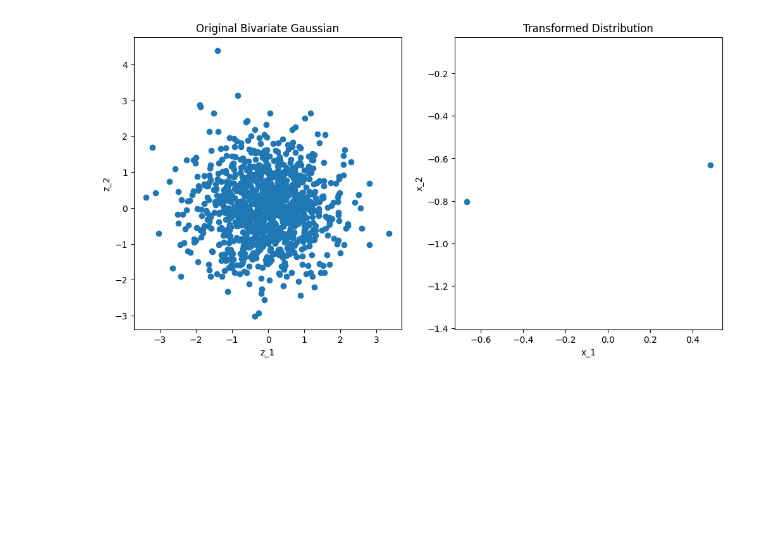
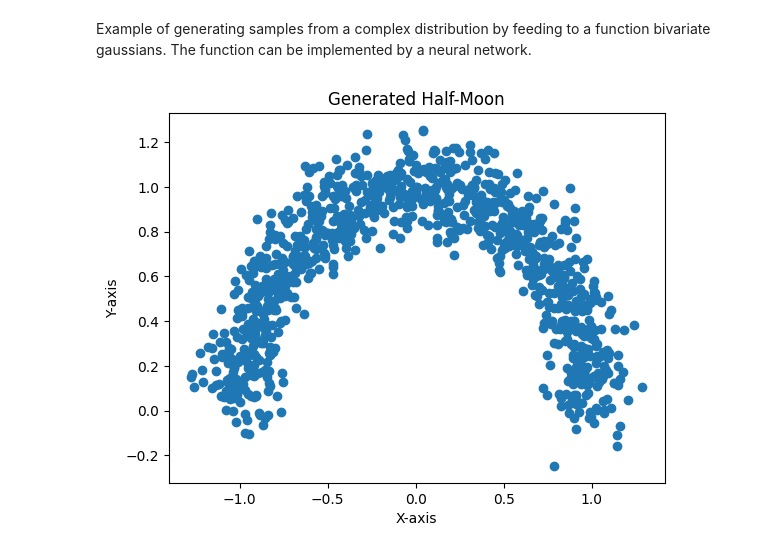
Before and after one commit to pantelis/aiml-common, a Jupyter notebook: lectures/vae/generative-modeling/x_given_z_generator_example.ipynb, the cells around one changed output. Cells and saved outputs as stored; diff of their text form; code cells hidden in the pictures; blank space fills up the shorter version.

```diff
--- a/lectures/vae/generative-modeling/x_given_z_generator_example.ipynb
+++ b/lectures/vae/generative-modeling/x_given_z_generator_example.ipynb
@@ -1,47 +1,32 @@
-# %%
-import numpy as np
-import matplotlib.pyplot as plt
-
-# Step 1: Generate bivariate Gaussian data
-mean = [0, 0]
-cov = [[1, 0], [0, 1]]  # Diagonal covariance, independent distributions
-z  = np.random.multivariate_normal(mean, cov, 1000)
-
-# Step 2: Apply the transformation g(x)
-# def transform(z):
-#     x = np.zeros(z.shape)
-#     x[0,] = (z[0,] / np.linalg.norm(z))
-#     x[1,] = (z[1,] / np.linalg.norm(z))
-#     return x
-
-def transform(z):
-    x = np.zeros(z.shape)
-    z_l1_norm =  np.linalg.norm(z, ord=1, axis=1, keepdims=True)
-    x = z/10 + z / z_l1_norm
-    return x
-
-
-x = transform(z)
-
-# Step 3: Plot the original and transformed data
-plt.figure(figsize=(12, 6))
-
-# Original data plot
-plt.subplot(1, 2, 1)
-plt.plot(z[:,0], z[:,1], 'o')
-plt.title('Original Bivariate Gaussian')
-plt.xlabel('z_1')
-plt.ylabel('z_2')
-plt.axis('equal')
-
-# Transformed data plot
-plt.subplot(1, 2, 2)
-plt.plot(x[0,], x[1,], 'o')
-plt.title('Transformed Distribution')
-plt.xlabel('x_1')
-plt.ylabel('x_2')
-plt.axis('equal')
-
-plt.show()
-# %% [output]
-[figure, removed]
+# %% [markdown]
+Example of generating samples from a complex distribution by feeding to a function bivariate gaussians. The function can be implemented by a neural network.
+# %%
+import numpy as np
+import matplotlib.pyplot as plt
+
+def generate_half_moon(num_points, radius, width):
+
+    # Generate points on a circle
+    theta = np.linspace(0, np.pi, num_points)
+    x_circle = radius * np.cos(theta)
+    y_circle = radius * np.sin(theta)
+
+    # The function changes the mean of the standard normal distribution
+    x_noisy = x_circle + np.random.normal(0, width, num_points)
+    y_noisy = y_circle + np.random.normal(0, width, num_points)
+
+    # Combine x and y coordinates
+    half_moon_points = np.column_stack((x_noisy, y_noisy))
+
+    return half_moon_points
+
+# Example usage:
+half_moon_data = generate_half_moon(num_points=1000, radius=1.0, width=0.1)
+
+plt.scatter(half_moon_data[:, 0], half_moon_data[:, 1])
+plt.xlabel("X-axis")
+plt.ylabel("Y-axis")
+plt.title("Generated Half-Moon")
+plt.show()
+# %% [output]
+[figure, added]
```
Also changed, not shown: 4 other files.
